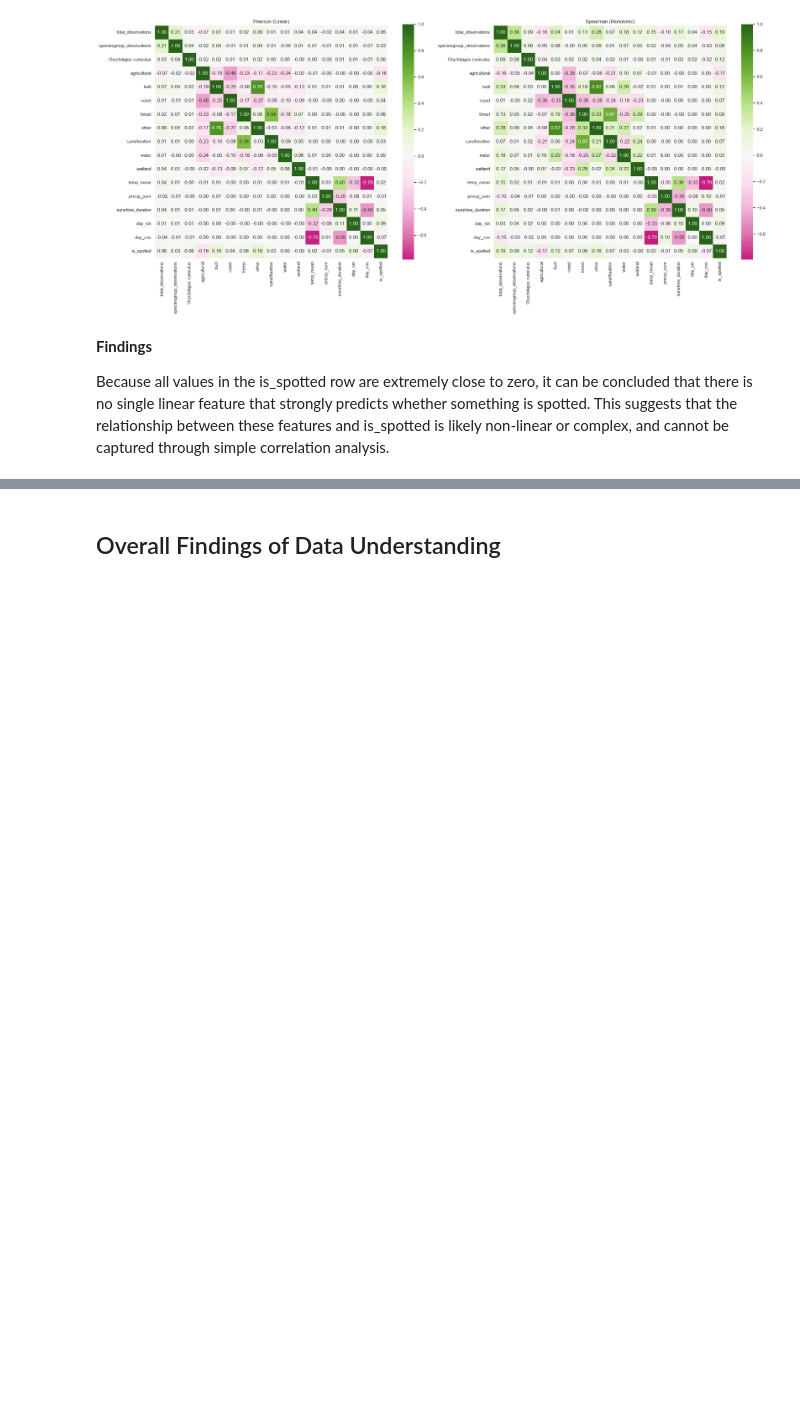
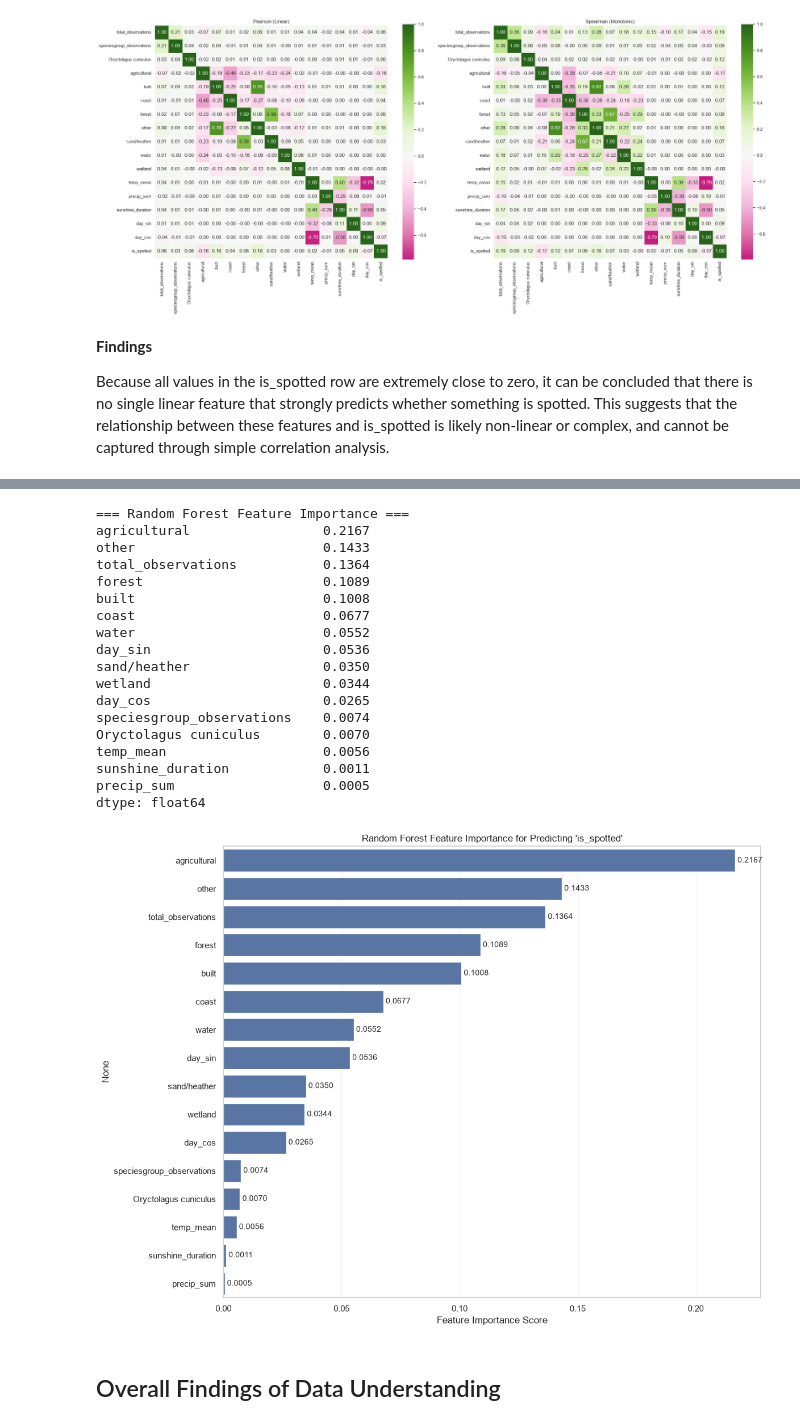
Before and after one commit to Sannebeast/Rabbitions, a Jupyter notebook: notebooks/project.ipynb, the cells around one changed output, grey strips where cells are left out. Saved outputs shown, nothing was run; the diff lists cells and outputs as text; code cells hidden in the pictures; blank space fills up the shorter version.

```diff
--- a/notebooks/project.ipynb
+++ b/notebooks/project.ipynb
@@ -501,3 +555,70 @@ Because all values in the is_spotted row are extremely close to zero, it can be
+# %%
+# Install sklearn if not already installed
+!pip install scikit-learn -q
+
+from sklearn.ensemble import RandomForestClassifier
+import matplotlib.pyplot as plt
+import seaborn as sns
+import pandas as pd
+
+# Prepare data
+features_list = [col for col in features if col != 'is_spotted']
+X = df[features_list]
+y = df['is_spotted']
+
+# Train Random Forest
+rf = RandomForestClassifier(
+    n_estimators=300,
+    max_depth=12,
+    min_samples_leaf=2,
+    random_state=42,
+    n_jobs=-1,
+    class_weight='balanced'   # Important for your imbalance
+)
+
+rf.fit(X, y)
+
+# Get importance
+importances = pd.Series(rf.feature_importances_, index=features_list)
+importances = importances.sort_values(ascending=False)
+
+# Display
+print("=== Random Forest Feature Importance ===")
+print(importances.round(4))
+
+# Plot
+plt.figure(figsize=(12, 9))
+sns.barplot(x=importances.values, y=importances.index)
+plt.title("Random Forest Feature Importance for Predicting 'is_spotted'")
+plt.xlabel("Feature Importance Score")
+plt.grid(axis='x', alpha=0.3)
+
+# Add numbers on bars
+for i, v in enumerate(importances.values):
+    plt.text(v + 0.001, i, f"{v:.4f}", va='center', fontsize=10)
+
+plt.tight_layout()
+plt.show()
+# %% [output]
+=== Random Forest Feature Importance ===
+agricultural                 0.2167
+other                        0.1433
+total_observations           0.1364
+forest                       0.1089
+built                        0.1008
+coast                        0.0677
+water                        0.0552
+day_sin                      0.0536
+sand/heather                 0.0350
+wetland                      0.0344
+day_cos                      0.0265
+speciesgroup_observations    0.0074
+Oryctolagus cuniculus        0.0070
+temp_mean                    0.0056
+sunshine_duration            0.0011
+precip_sum                   0.0005
+dtype: float64
+[figure, added]
 # %% [markdown]
 ## Overall Findings of Data Understanding
 # %% [markdown]
```
Also changed, not shown: parts of 10 cells of this notebook.
